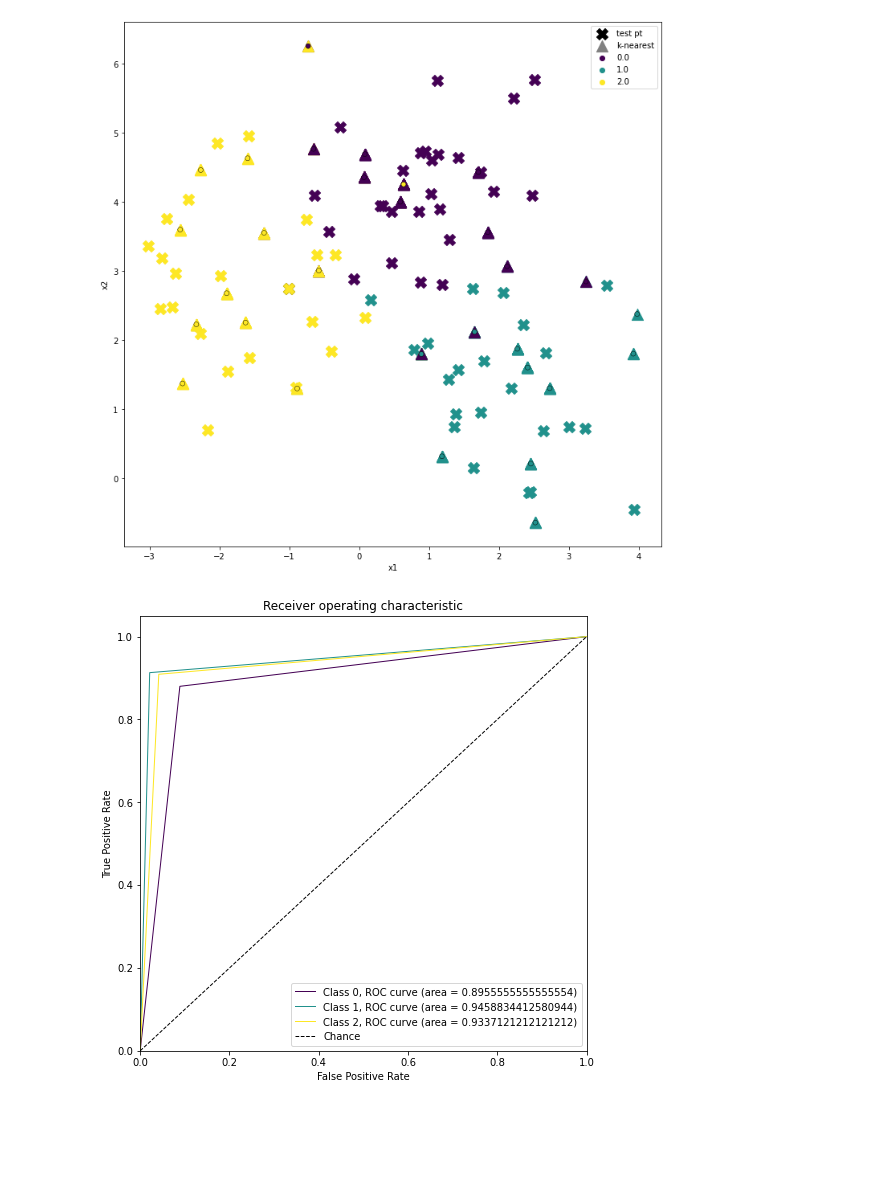
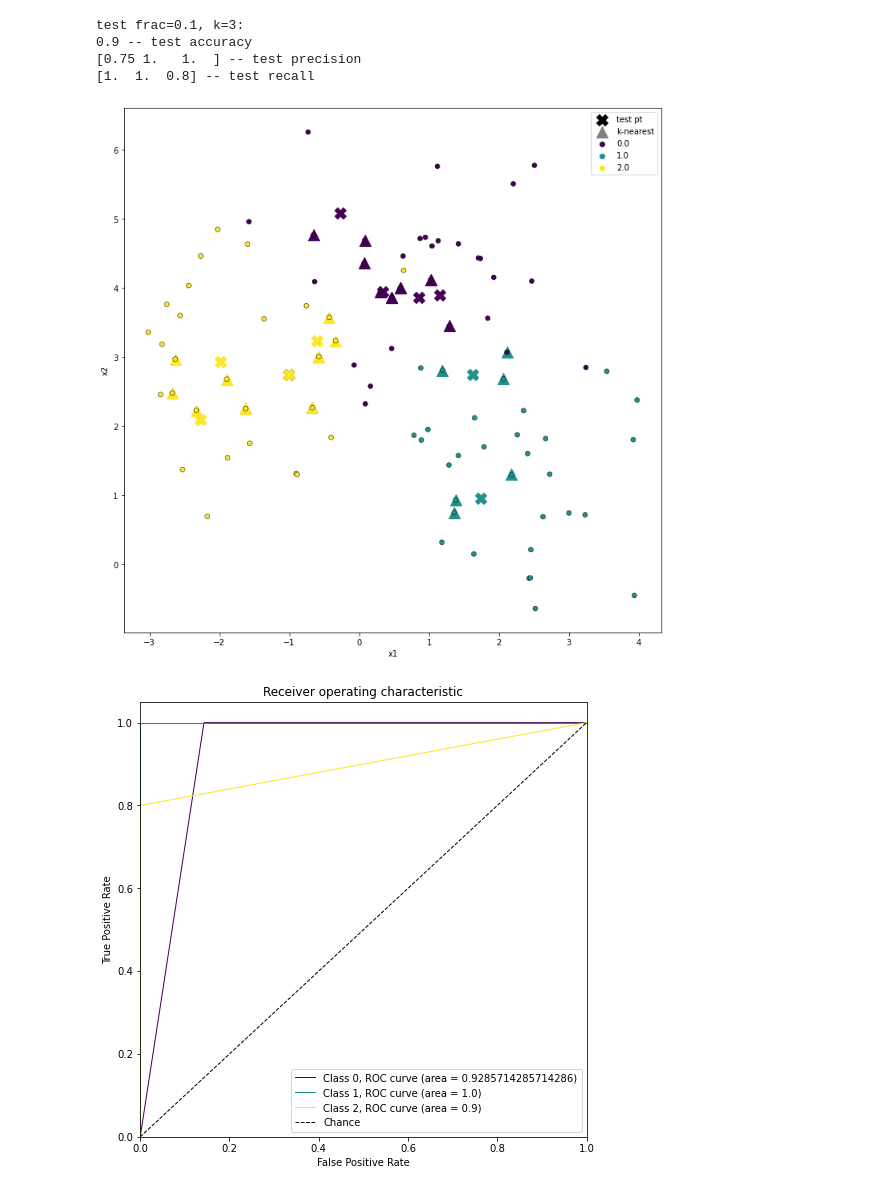
Before and after one commit to TrevorJDick/knn_scratch, a Jupyter notebook: knn/knn_examples.ipynb, the cells around one changed output. Cells and saved outputs as stored; diff of their text form; code cells hidden in the pictures; blank space fills up the shorter version.

```diff
--- a/knn/knn_examples.ipynb
+++ b/knn/knn_examples.ipynb
@@ -16,0 +32,15 @@ import knn_from_scratch as knsc
+# %%
+### for many splits and k see how well classifier performs
+grid_params_basis = [
+    [0.1, 0.2, 0.5, 0.8, 0.9], # test frac
+    list(range(1, 30 + 1)) # k (be mindfull of k for given test fracs)
+]
+
+grid_params, test_scores, roc_auc_curves = knsc.many_knn_runs(
+    X,
+    y,
+    grid_params_basis=grid_params_basis
+)
+acc, precision, recall = test_scores
+raucs, fprs_interp, tprs_interp = roc_auc_curves
+del test_scores, roc_auc_curves
@@ -17,42 +120,45 @@ import knn_from_scratch as knsc
 # %%
-### get data
-X, y = datasets.make_blobs(
-    n_samples=100,
-    centers=3,
-    n_features=2,
-    random_state=0
-)
 X_train, X_test, y_train, y_test = train_test_split(
     X,
     y,
-    test_size=0.70,
+    test_size=test_frac,
     random_state=73
 )
 
-### do knn
 kn_indices, kn_distances, kn_pts, y_pred = knsc.run_knn(
     X_train,
     X_test,
     y_train,
     y_test,
-    k=5
+    k=k
+)
+
+print(
+    f'test frac={test_frac}, k={k}:\n'
+    f'{skm.accuracy_score(y_test, y_pred)} -- test accuracy\n'
+    f'{skm.precision_score(y_test, y_pred, average=None)} -- test precision\n'
+    f'{skm.recall_score(y_test, y_pred, average=None)} -- test recall\n'
 )
 
 knsc.plot_test_pts_w_l2_circles(
     X_train,
     X_test,
     y_train,
     kn_indices,
     kn_distances,
     kn_pts,
     y_pred,
     circles=False
 )
 
 rocs = knsc.roc_auc_plot(y_test, y_pred)
 # %% [output]
+test frac=0.1, k=3:
+0.9 -- test accuracy
+[0.75 1.   1.  ] -- test precision
+[1.  1.  0.8] -- test recall
-[figure, old version]
+[figure, new version]
-[figure, old version]
+[figure, new version]
 # %%
 ### show Voroni connection
 vor = Voronoi(X_train)
```
Also changed, not shown: parts of 12 cells of this notebook, 1 other file.
